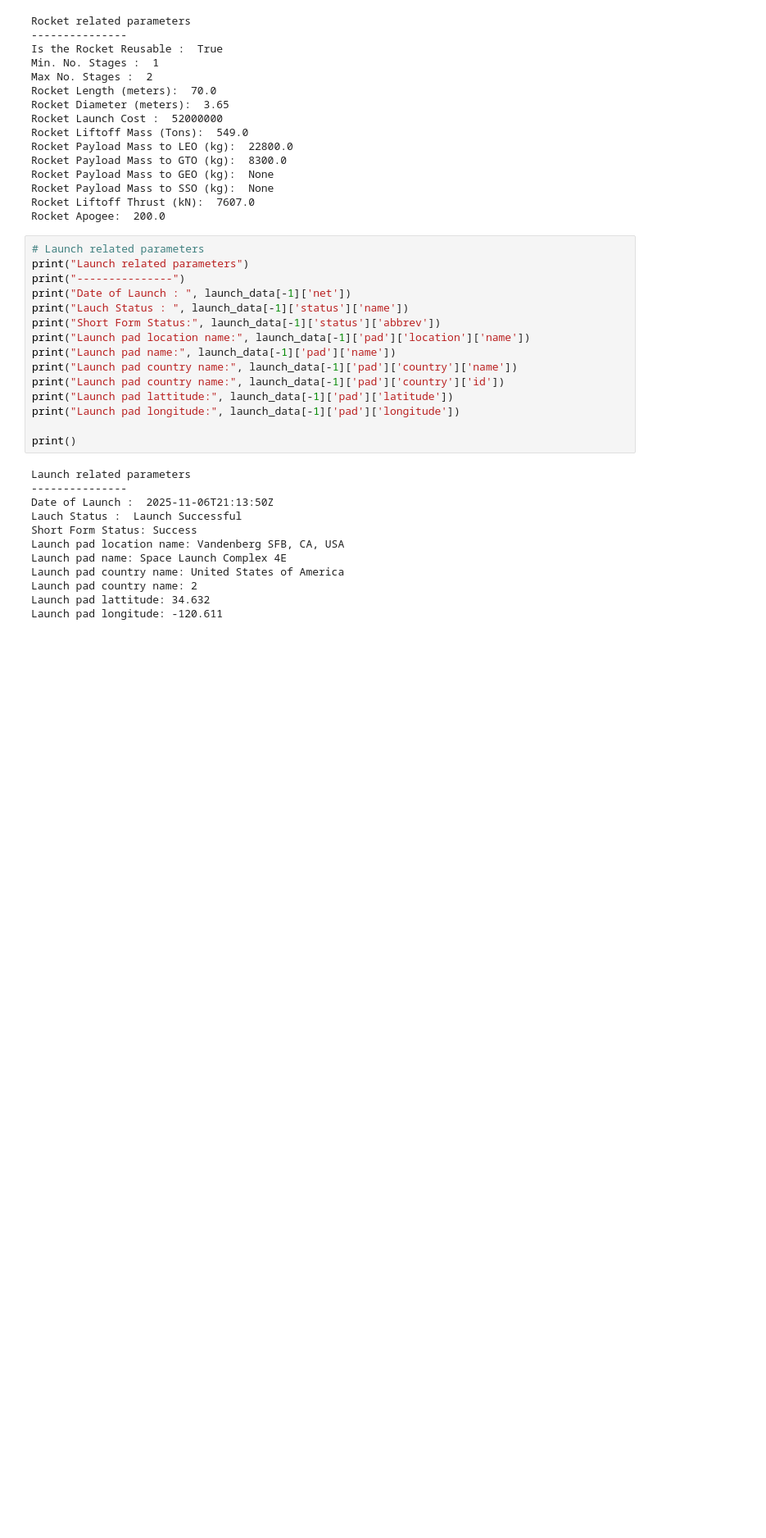
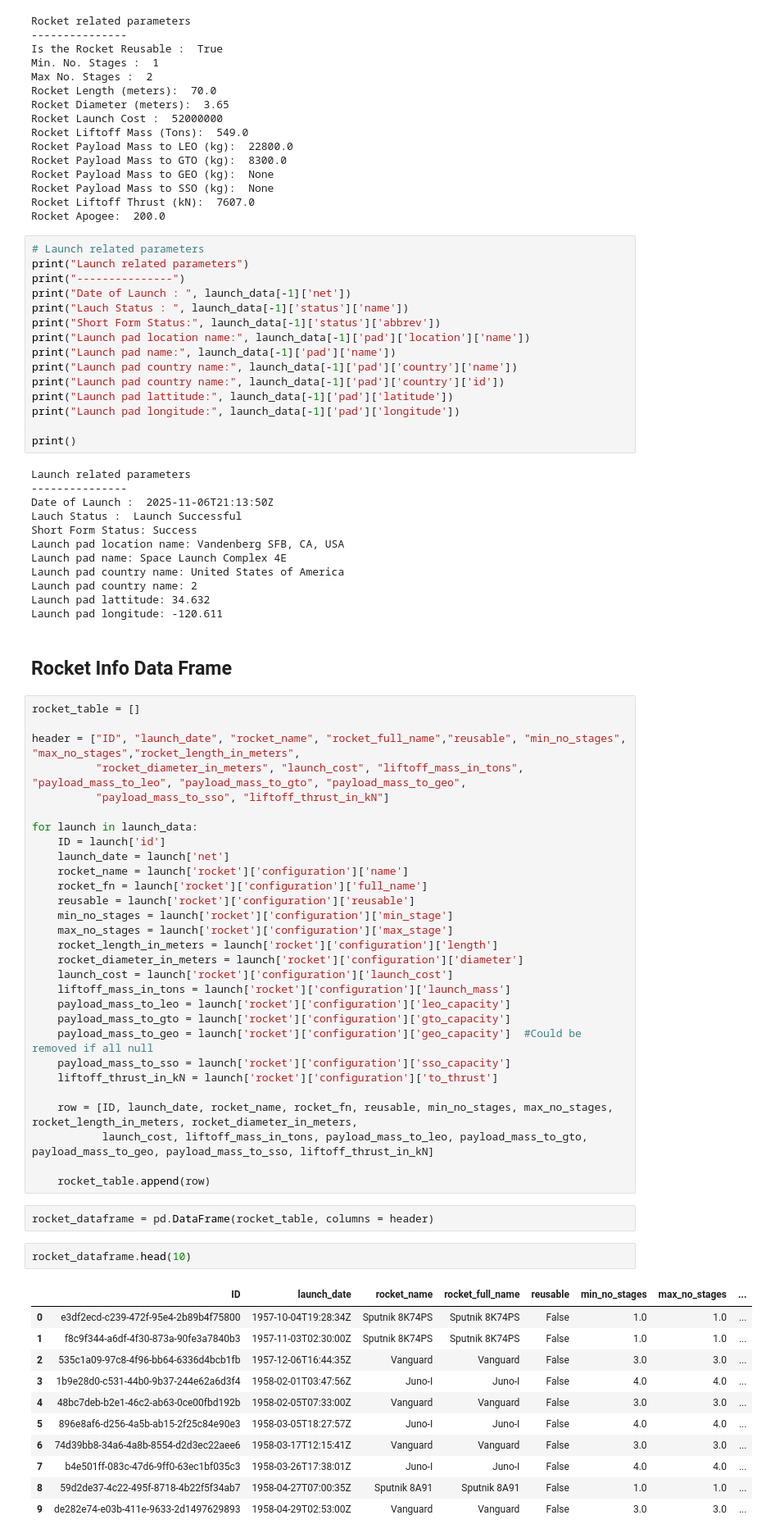
Before and after one commit to Rybus07/space-legends-data, a Jupyter notebook: testing notebooks/Raw Data Filtering.ipynb, the cells around one changed output. Shown: that part at 82% size. Cells and saved outputs as stored; diff of their text form; blank space fills up the shorter version.

Commit message:
Updates to the raw data filtering

```diff
--- a/testing notebooks/Raw Data Filtering.ipynb
+++ b/testing notebooks/Raw Data Filtering.ipynb
@@ -163,3 +165,50 @@ Launch pad country name: United States of America
 Launch pad country name: 2
 Launch pad lattitude: 34.632
 Launch pad longitude: -120.611
+# %% [markdown]
+## Rocket Info Data Frame
+# %%
+rocket_table = []
+
+header = ["ID", "launch_date", "rocket_name", "rocket_full_name","reusable", "min_no_stages", "max_no_stages","rocket_length_in_meters",
+          "rocket_diameter_in_meters", "launch_cost", "liftoff_mass_in_tons", "payload_mass_to_leo", "payload_mass_to_gto", "payload_mass_to_geo",
+          "payload_mass_to_sso", "liftoff_thrust_in_kN"]
+
+for launch in launch_data:
+    ID = launch['id']
+    launch_date = launch['net']
+    rocket_name = launch['rocket']['configuration']['name']
+    rocket_fn = launch['rocket']['configuration']['full_name']
+    reusable = launch['rocket']['configuration']['reusable']
+    min_no_stages = launch['rocket']['configuration']['min_stage']
+    max_no_stages = launch['rocket']['configuration']['max_stage']
+    rocket_length_in_meters = launch['rocket']['configuration']['length']
+    rocket_diameter_in_meters = launch['rocket']['configuration']['diameter']
+    launch_cost = launch['rocket']['configuration']['launch_cost']
+    liftoff_mass_in_tons = launch['rocket']['configuration']['launch_mass']
+    payload_mass_to_leo = launch['rocket']['configuration']['leo_capacity']
+    payload_mass_to_gto = launch['rocket']['configuration']['gto_capacity']
+    payload_mass_to_geo = launch['rocket']['configuration']['geo_capacity']  #Could be removed if all null
+    payload_mass_to_sso = launch['rocket']['configuration']['sso_capacity']
+    liftoff_thrust_in_kN = launch['rocket']['configuration']['to_thrust']
+
+    row = [ID, launch_date, rocket_name, rocket_fn, reusable, min_no_stages, max_no_stages, rocket_length_in_meters, rocket_diameter_in_meters,
+           launch_cost, liftoff_mass_in_tons, payload_mass_to_leo, payload_mass_to_gto, payload_mass_to_geo, payload_mass_to_sso, liftoff_thrust_in_kN]
+
+    rocket_table.append(row)
+# %%
+rocket_dataframe = pd.DataFrame(rocket_table, columns = header)
+# %%
+rocket_dataframe.head(10)
+# %% [output]
+|  | ID | launch_date | rocket_name | rocket_full_name | reusable | min_no_stages | max_no_stages | ... |
+| 0 | e3df2ecd-c239-472f-95e4-2b89b4f75800 | 1957-10-04T19:28:34Z | Sputnik 8K74PS | Sputnik 8K74PS | False | 1.0 | 1.0 | ... |
+| 1 | f8c9f344-a6df-4f30-873a-90fe3a7840b3 | 1957-11-03T02:30:00Z | Sputnik 8K74PS | Sputnik 8K74PS | False | 1.0 | 1.0 | ... |
+| 2 | 535c1a09-97c8-4f96-bb64-6336d4bcb1fb | 1957-12-06T16:44:35Z | Vanguard | Vanguard | False | 3.0 | 3.0 | ... |
+| 3 | 1b9e28d0-c531-44b0-9b37-244e62a6d3f4 | 1958-02-01T03:47:56Z | Juno-I | Juno-I | False | 4.0 | 4.0 | ... |
+| 4 | 48bc7deb-b2e1-46c2-ab63-0ce00fbd192b | 1958-02-05T07:33:00Z | Vanguard | Vanguard | False | 3.0 | 3.0 | ... |
+| 5 | 896e8af6-d256-4a5b-ab15-2f25c84e90e3 | 1958-03-05T18:27:57Z | Juno-I | Juno-I | False | 4.0 | 4.0 | ... |
+| 6 | 74d39bb8-34a6-4a8b-8554-d2d3ec22aee6 | 1958-03-17T12:15:41Z | Vanguard | Vanguard | False | 3.0 | 3.0 | ... |
+| 7 | b4e501ff-083c-47d6-9ff0-63ec1bf035c3 | 1958-03-26T17:38:01Z | Juno-I | Juno-I | False | 4.0 | 4.0 | ... |
+| 8 | 59d2de37-4c22-495f-8718-4b22f5f34ab7 | 1958-04-27T07:00:35Z | Sputnik 8A91 | Sputnik 8A91 | False | 1.0 | 1.0 | ... |
+| 9 | de282e74-e03b-411e-9633-2d1497629893 | 1958-04-29T02:53:00Z | Vanguard | Vanguard | False | 3.0 | 3.0 | ... |
```
Also changed, not shown: parts of 7 cells of this notebook.
